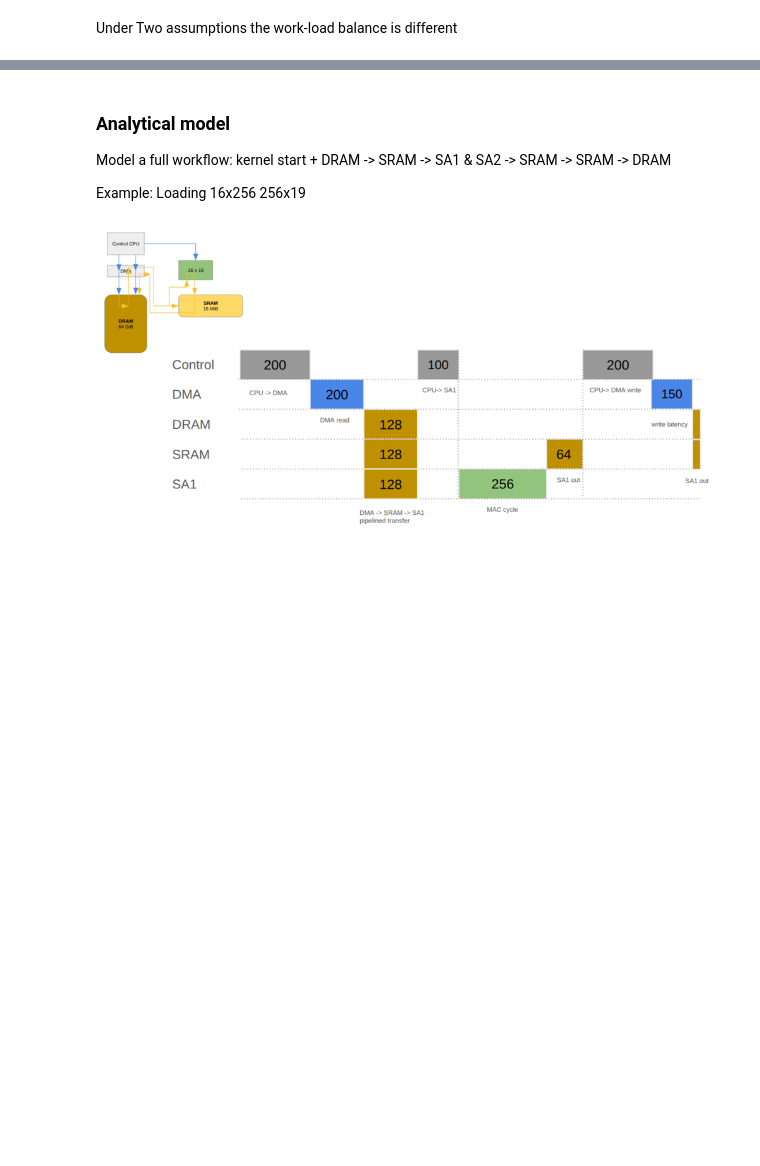
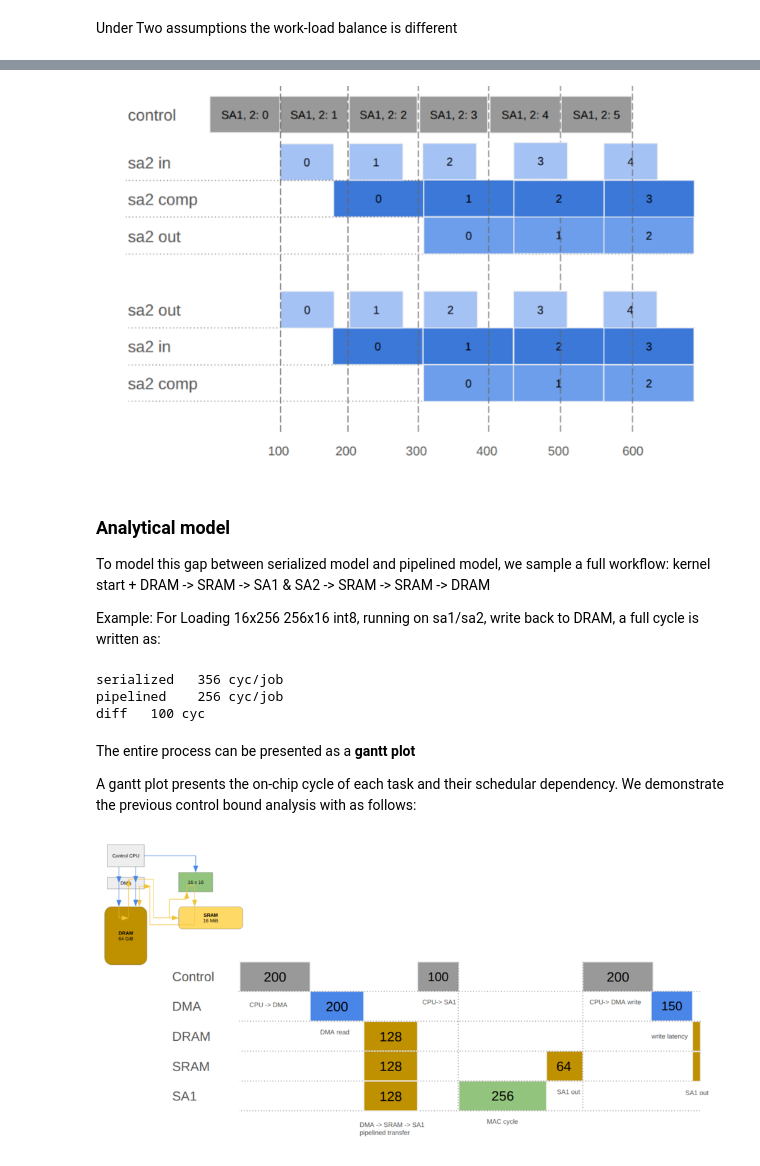
Before and after one commit to raulniconico/Flash-Attention-Assignment, a Jupyter notebook: 2.hardware_profile.ipynb, the cells around one changed output, grey strips where cells are left out. Saved outputs shown, nothing was run; the diff lists cells and outputs as text; code cells hidden in the pictures; blank space fills up the shorter version.

```diff
--- a/2.hardware_profile.ipynb
+++ b/2.hardware_profile.ipynb
@@ -82,9 +86,33 @@ Under Two assumptions the work-load balance is different
+# %%
+plot("img/control_pipeline.png", 800)
+# %% [output]
+[figure, added]
 # %% [markdown]
 ### Analytical model
 
-Model a full workflow: kernel start + DRAM -> SRAM -> SA1 & SA2 -> SRAM -> SRAM -> DRAM
+To model this gap between serialized model and pipelined model, we sample a full workflow: kernel start + DRAM -> SRAM -> SA1 & SA2 -> SRAM -> SRAM -> DRAM
 
-Example: Loading 16x256 256x19
+Example: For Loading 16x256 256x16 int8, running on sa1/sa2, write back to DRAM, a full cycle is written as:
+# %%
+rows, cols, K = 16, 16, 256       # operands 16x256 and 256x16, int8
+BW_in, BW_out, latency = 64, 8, 100
+
+load = (rows + cols) * K // BW_in     # in flow
+mac = K                               # on chip
+drain = rows * cols * 2 // BW_out     # out
+stage = max(load, mac)                # the load hides under the MACs
+
+print("serialized  ", latency + stage, "cyc/job")       # CPU blocked by each command
+print("pipelined   ", stage, "cyc/job")
+print("diff  ", latency, "cyc")# next command issued early
+# %% [output]
+serialized   356 cyc/job
+pipelined    256 cyc/job
+diff   100 cyc
+# %% [markdown]
+The entire process can be presented as a **gantt plot**
+
+A gantt plot presents the on-chip cycle of each task and their schedular dependency. We demonstrate the previous control bound analysis with as follows:
 # %%
 plot("img/schedule_model.png", 1000)
 # %% [output]
```
Also changed, not shown: parts of 2 cells of this notebook, 6 other files.
